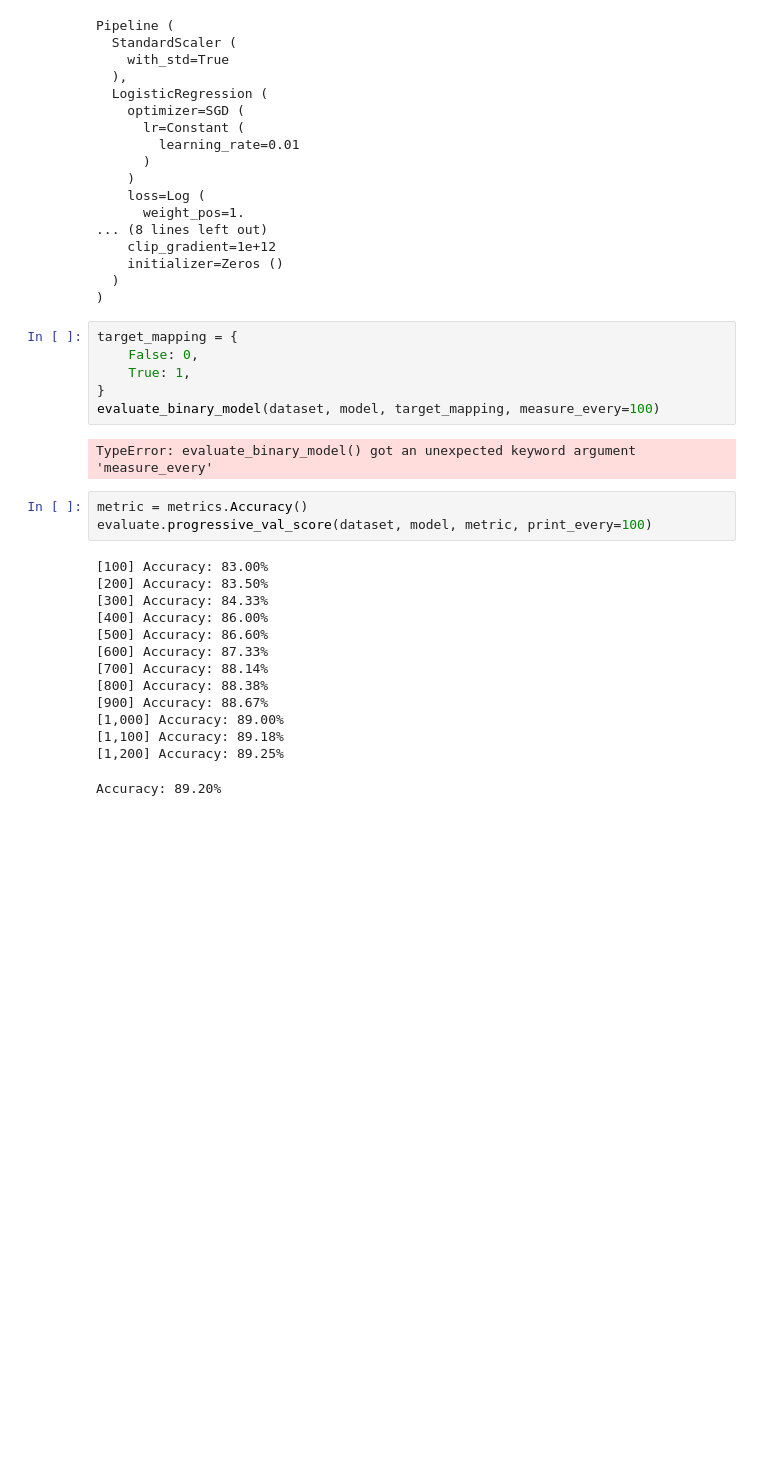
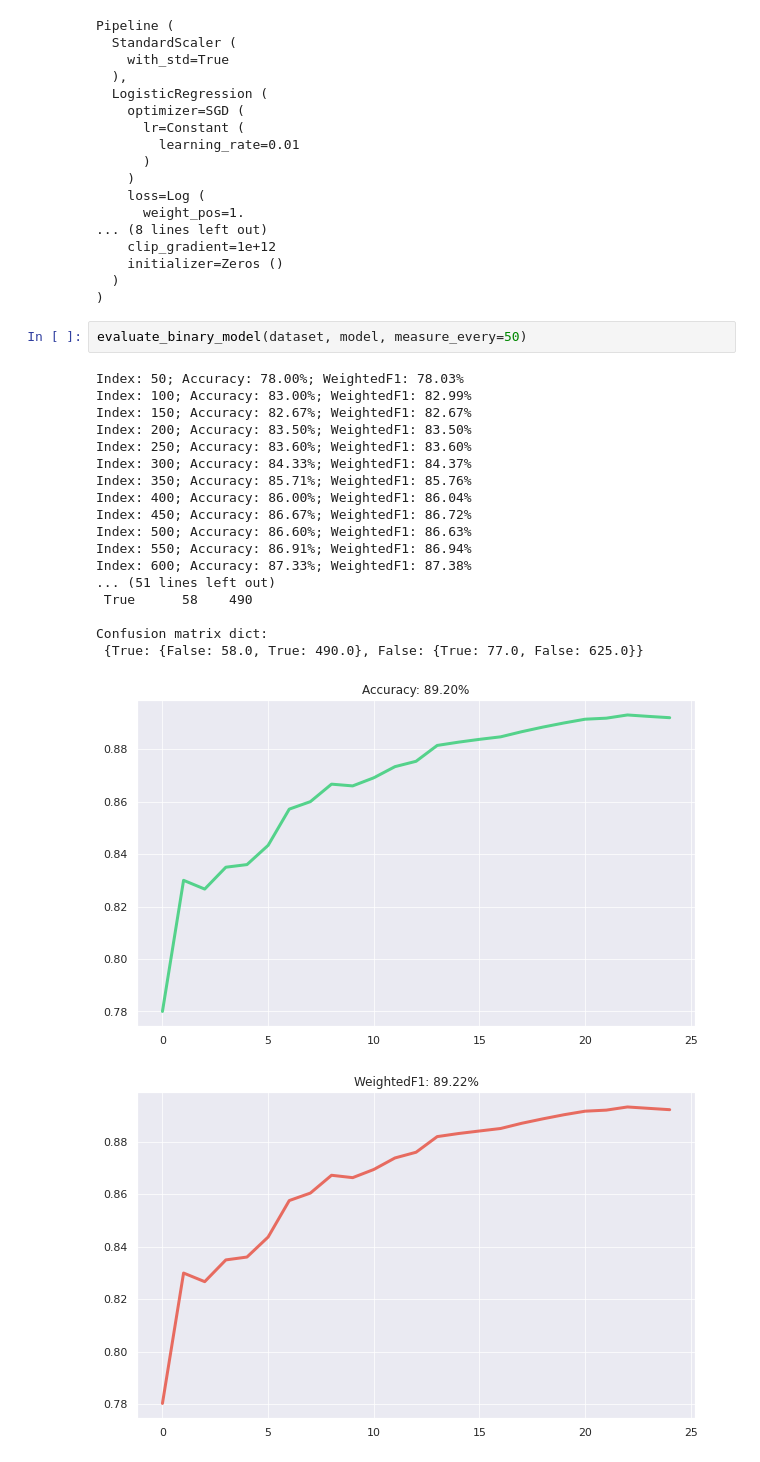
Before and after one commit to denysgerasymuk799/Online-ML-Stability, a Jupyter notebook: notebooks/binary-classification.ipynb, the cells around one changed output. Drawn from its saved outputs; the diff is of its cells as text; blank space fills up the shorter version.

Commit message:
Save binary-classification results

```diff
--- a/notebooks/binary-classification.ipynb
+++ b/notebooks/binary-classification.ipynb
@@ -90,28 +90,25 @@ Pipeline (
     initializer=Zeros ()
   )
 )
-# %%
-target_mapping = {
-    False: 0,
-    True: 1,
-}
-evaluate_binary_model(dataset, model, target_mapping, measure_every=100)
-# %% [output]
-TypeError: evaluate_binary_model() got an unexpected keyword argument 'measure_every'
-# %%
-metric = metrics.Accuracy()
-evaluate.progressive_val_score(dataset, model, metric, print_every=100)
-# %% [output]
-[100] Accuracy: 83.00%
-[200] Accuracy: 83.50%
-[300] Accuracy: 84.33%
-[400] Accuracy: 86.00%
-[500] Accuracy: 86.60%
-[600] Accuracy: 87.33%
-[700] Accuracy: 88.14%
-[800] Accuracy: 88.38%
-[900] Accuracy: 88.67%
-[1,000] Accuracy: 89.00%
-[1,100] Accuracy: 89.18%
-[1,200] Accuracy: 89.25%
-Accuracy: 89.20%
+# %%
+evaluate_binary_model(dataset, model, measure_every=50)
+# %% [output]
+Index: 50; Accuracy: 78.00%; WeightedF1: 78.03%
+Index: 100; Accuracy: 83.00%; WeightedF1: 82.99%
+Index: 150; Accuracy: 82.67%; WeightedF1: 82.67%
+Index: 200; Accuracy: 83.50%; WeightedF1: 83.50%
+Index: 250; Accuracy: 83.60%; WeightedF1: 83.60%
+Index: 300; Accuracy: 84.33%; WeightedF1: 84.37%
+Index: 350; Accuracy: 85.71%; WeightedF1: 85.76%
+Index: 400; Accuracy: 86.00%; WeightedF1: 86.04%
+Index: 450; Accuracy: 86.67%; WeightedF1: 86.72%
+Index: 500; Accuracy: 86.60%; WeightedF1: 86.63%
+Index: 550; Accuracy: 86.91%; WeightedF1: 86.94%
+Index: 600; Accuracy: 87.33%; WeightedF1: 87.38%
+... (51 lines left out)
+ True      58    490
+
+Confusion matrix dict:
+ {True: {False: 58.0, True: 490.0}, False: {True: 77.0, False: 625.0}}
+[figure, added]
+[figure, added]
```
Also changed, not shown: parts of 1 cell of this notebook, 1 other file.
